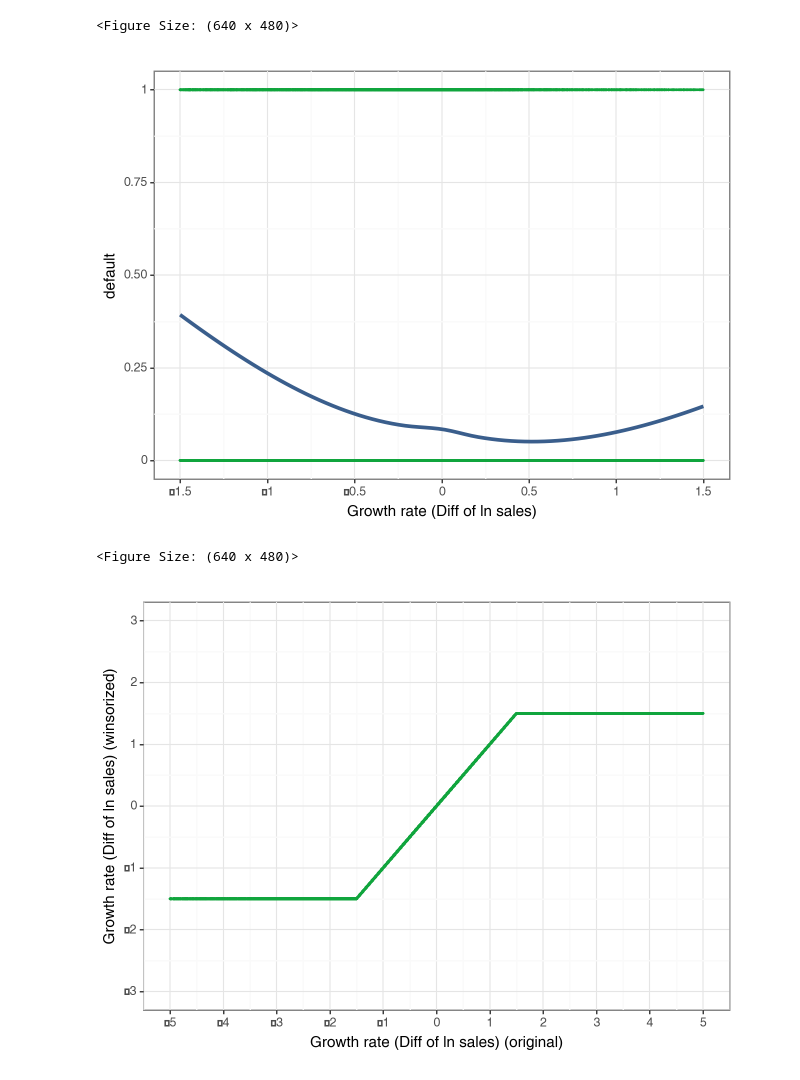
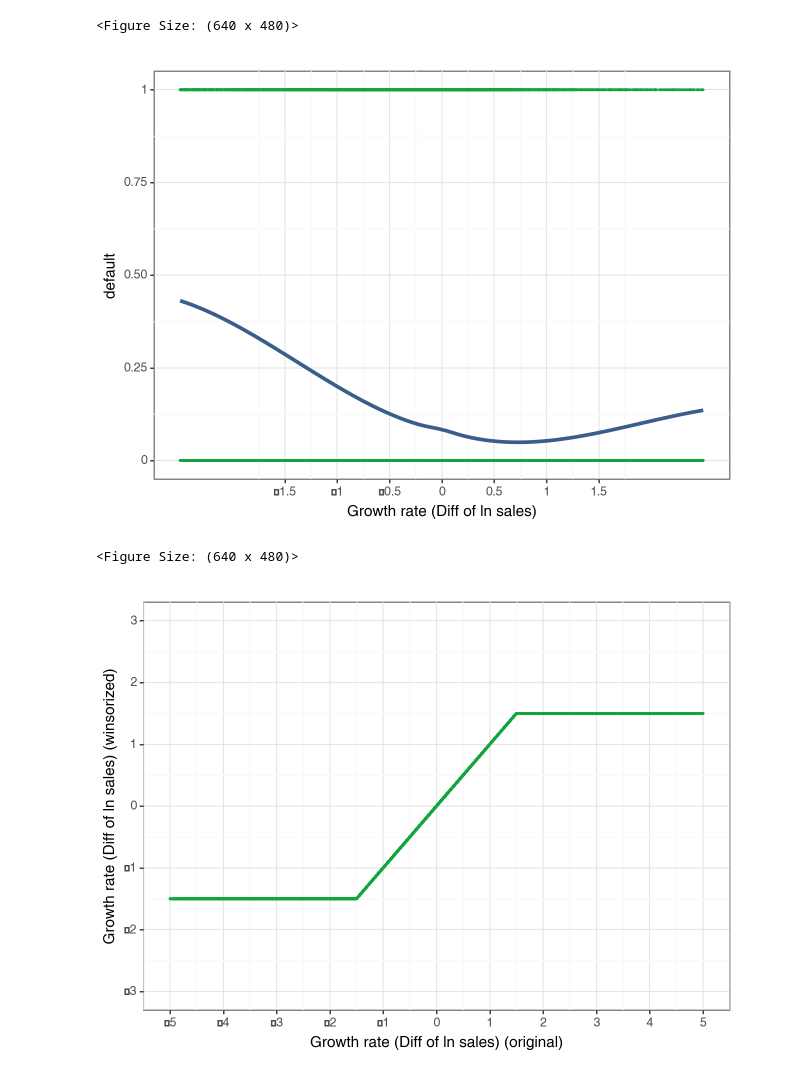
Before and after one commit to mateschieszler/DA3-A3, a Jupyter notebook: DA3_A3_code.ipynb, the cells around one changed output. Drawn from its saved outputs; the diff is of its cells as text; code cells hidden in the pictures.

```diff
--- a/DA3_A3_code.ipynb
+++ b/DA3_A3_code.ipynb
@@ -245,3 +257,10 @@ data["d1_sales_mil_log"] = np.where(
     data["d1_sales_mil_log"].isna(), 0, data["d1_sales_mil_log"])
 # %% [markdown]
 # Feature Engineering
+# %%
+data['ind2_cat']=data['ind2'].copy() # lets create this but skip the recategorization for now
+"""data['ind2_cat']=np.where(data['ind2']>56,60,data['ind2_cat'])
+data['ind2_cat']=np.where(data['ind2']<26,20,data['ind2_cat'])
+data['ind2_cat']=np.where((data['ind2']<55)&(data['ind2']>35),40,data['ind2_cat'])
+data['ind2_cat']=np.where(data['ind2']==31,30,data['ind2_cat'])
+data['ind2_cat']=np.where(data['ind2'].isna(),99,data['ind2_cat'])"""
@@ -433,6 +478,7 @@ data["flag_miss_labor_avg"] = (data["labor_avg"].isna()).astype(int)
 # %%
 # create category type variables
 data["urban_m"] = data["urban_m"].astype("category")
+data['ind2_cat'] = data['ind2_cat'].astype("category")
 data["default_f"] = data["default"].astype("category")
 data["default_f"] = data["default_f"].cat.rename_categories(["no_default", "default"])
 # %%
@@ -516,14 +562,14 @@ for col in data.select_dtypes(include=["category"]).columns:
 # %%
 (
     ggplot(data, aes(x="d1_sales_mil_log", y="default"))
     + geom_point(size=0.1, color=color[1])
     + geom_smooth(method="loess", color=color[0], se=False, size=1.5, span=0.9)
     + labs(x="Growth rate (Diff of ln sales)", y="default")
-    + scale_x_continuous(limits=(-1.5, 1.5), breaks=seq(-1.5, 1.5, by=0.5))
+    + scale_x_continuous(limits=(-2.5, 2.5), breaks=seq(-1.5, 1.5, by=0.5))
     + theme_bw()
 )
 # %% [output]
-[figure, old version]
+[figure, new version]
 <Figure Size: (640 x 480)>
 # %%
 (
```
Also changed, not shown: parts of 21 cells of this notebook.
